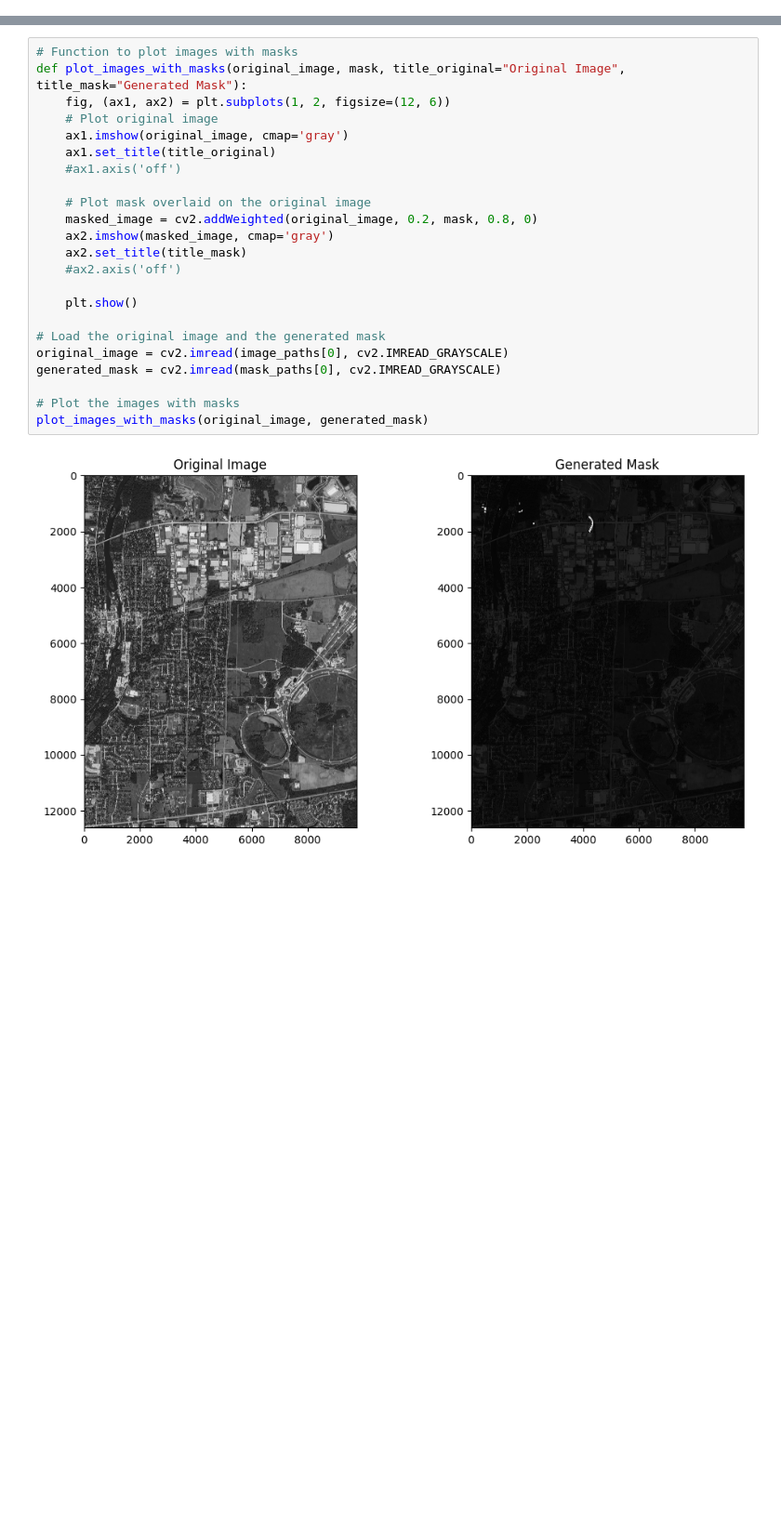
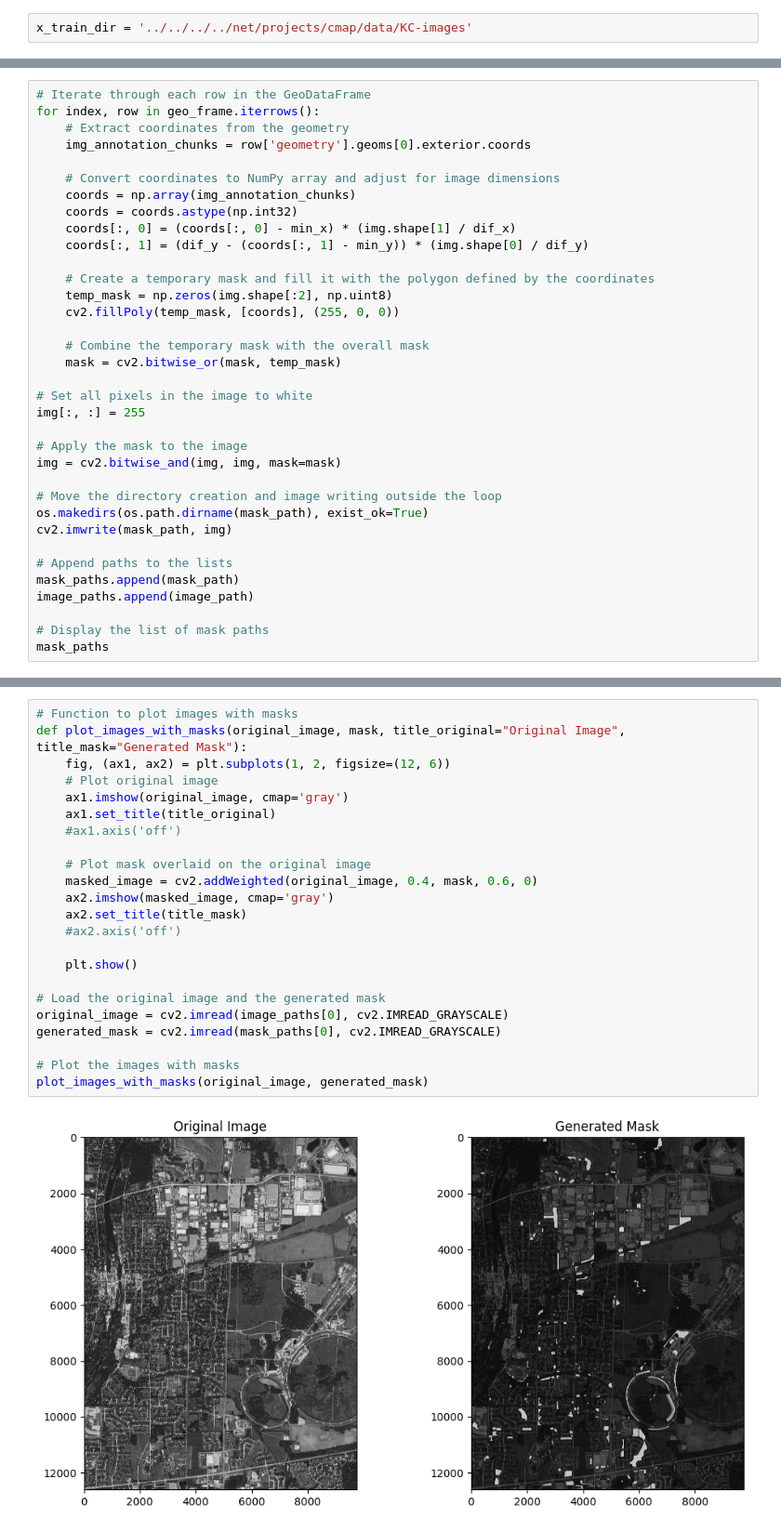
Before and after one commit to dsi-clinic/CMAP, a Jupyter notebook: notebooks/PyTorch.ipynb, the cells around one changed output, grey strips where cells are left out. Shown at 93% size. Saved outputs shown, nothing was run; the diff lists cells and outputs as text; blank space fills up the shorter version.

```diff
--- a/notebooks/PyTorch.ipynb
+++ b/notebooks/PyTorch.ipynb
@@ -229,0 +19,2 @@ IMGSum: 14898375
+# %%
+x_train_dir = '../../../../net/projects/cmap/data/KC-images'
@@ -229,0 +150,35 @@ IMGSum: 14898375
+# %%
+# Iterate through each row in the GeoDataFrame
+for index, row in geo_frame.iterrows():
+    # Extract coordinates from the geometry
+    img_annotation_chunks = row['geometry'].geoms[0].exterior.coords
+
+    # Convert coordinates to NumPy array and adjust for image dimensions
+    coords = np.array(img_annotation_chunks)
+    coords = coords.astype(np.int32)
+    coords[:, 0] = (coords[:, 0] - min_x) * (img.shape[1] / dif_x)
+    coords[:, 1] = (dif_y - (coords[:, 1] - min_y)) * (img.shape[0] / dif_y)
+
+    # Create a temporary mask and fill it with the polygon defined by the coordinates
+    temp_mask = np.zeros(img.shape[:2], np.uint8)
+    cv2.fillPoly(temp_mask, [coords], (255, 0, 0))
+
+    # Combine the temporary mask with the overall mask
+    mask = cv2.bitwise_or(mask, temp_mask)
+
+# Set all pixels in the image to white
+img[:, :] = 255
+
+# Apply the mask to the image
+img = cv2.bitwise_and(img, img, mask=mask)
+
+# Move the directory creation and image writing outside the loop
+os.makedirs(os.path.dirname(mask_path), exist_ok=True)
+cv2.imwrite(mask_path, img)
+
+# Append paths to the lists
+mask_paths.append(mask_path)
+image_paths.append(image_path)
+
+# Display the list of mask paths
+mask_paths
@@ -236,25 +193,25 @@ plt.show()
 # %%
 # Function to plot images with masks
 def plot_images_with_masks(original_image, mask, title_original="Original Image", title_mask="Generated Mask"):
     fig, (ax1, ax2) = plt.subplots(1, 2, figsize=(12, 6))
     # Plot original image
     ax1.imshow(original_image, cmap='gray')
     ax1.set_title(title_original)
     #ax1.axis('off')
 
     # Plot mask overlaid on the original image
-    masked_image = cv2.addWeighted(original_image, 0.2, mask, 0.8, 0)
+    masked_image = cv2.addWeighted(original_image, 0.4, mask, 0.6, 0)
     ax2.imshow(masked_image, cmap='gray')
     ax2.set_title(title_mask)
     #ax2.axis('off')
 
     plt.show()
 
 # Load the original image and the generated mask
 original_image = cv2.imread(image_paths[0], cv2.IMREAD_GRAYSCALE)
 generated_mask = cv2.imread(mask_paths[0], cv2.IMREAD_GRAYSCALE)
 
 # Plot the images with masks
 plot_images_with_masks(original_image, generated_mask)
 # %% [output]
-[figure, old version]
+[figure, new version]
```
Also changed, not shown: parts of 10 cells of this notebook.
